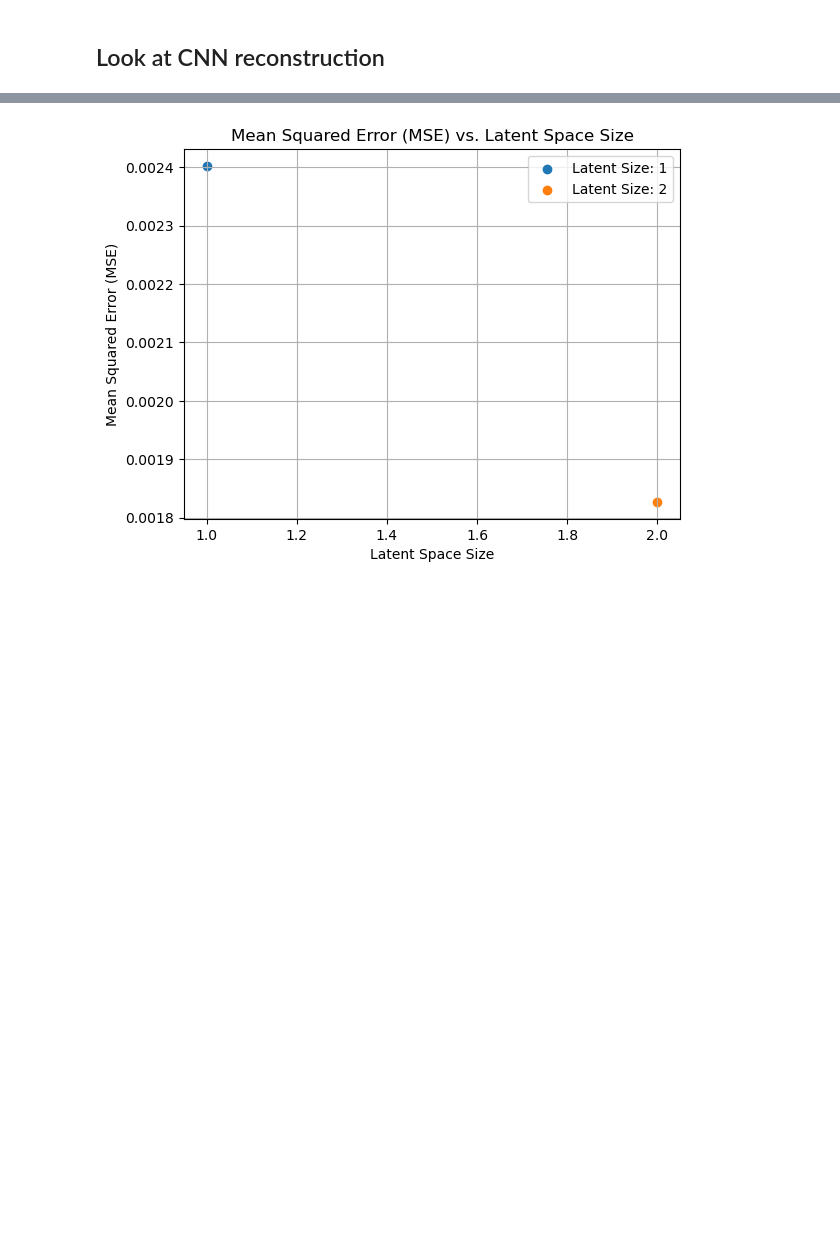
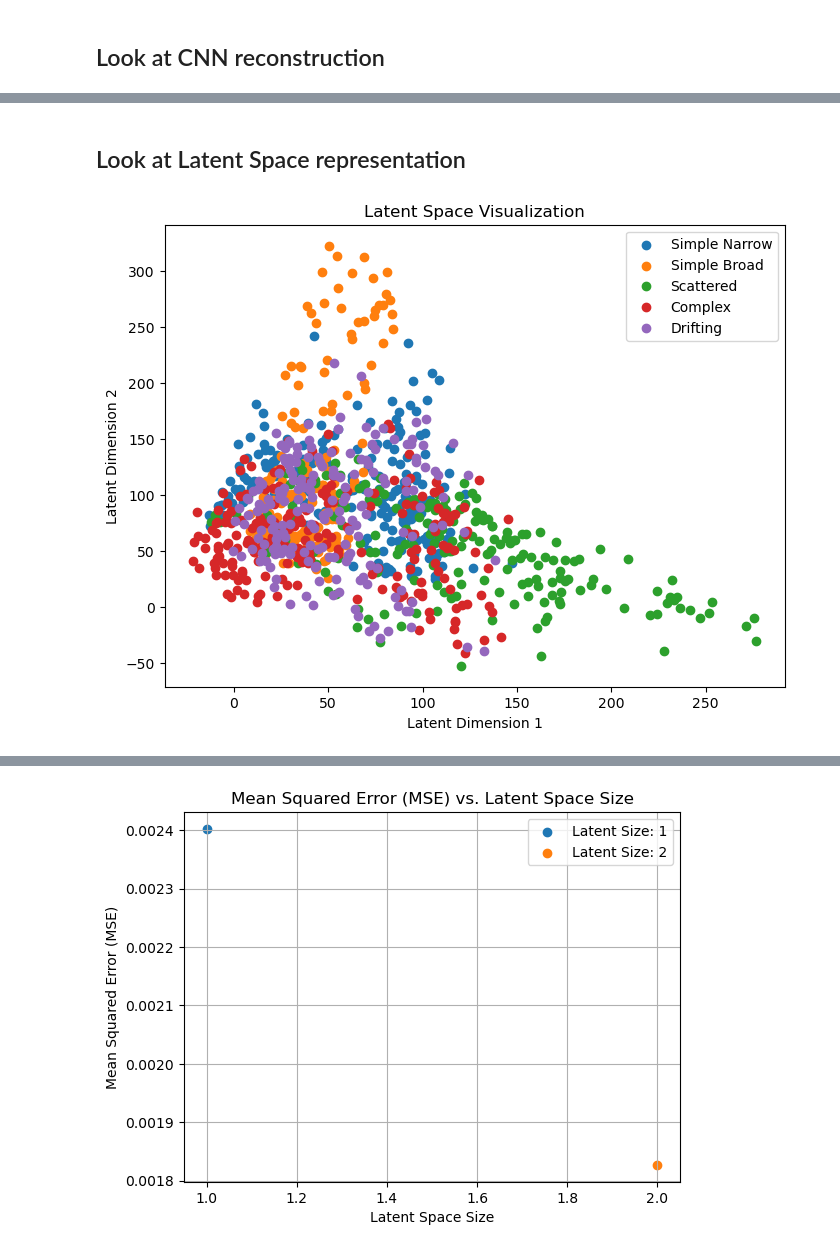
Before and after one commit to SRON-API-DataMagic/Rep_Learn_FRB, a Jupyter notebook: CNN.ipynb, the cells around one changed output, grey strips where cells are left out. Drawn from its saved outputs; the diff is of its cells as text; code cells hidden in the pictures; blank space fills up the shorter version.

```diff
--- a/CNN.ipynb
+++ b/CNN.ipynb
@@ -320,0 +330,50 @@ plot_dynamic_spectra(reconstructed_np, title="Reconstructed Dynamic Spectra")
+# %% [markdown]
+## Look at Latent Space representation
+# %%
+# Assuming data_test_tensor is of shape [batch_size, channels, height, width]
+batch_size, channels, height, width = data_test_tensor.shape
+
+# Reshape data_test_tensor to match the expected input shape of the model
+inputs = data_test_tensor.to(device)  # Move data to the GPU
+
+# Pass the input data through the encoder part of the autoencoder to obtain the encoded representations
+encoded_representations = []
+burst_labels_all = []  # Initialize list to store burst labels
+
+# Testing the autoencoder
+model.eval()
+with torch.no_grad():
+    reconstructed, encoded = model(inputs)  # Unpack the output tuple to get the reconstructed tensor
+    encoded_representations.append(encoded.cpu().numpy())
+    # Populate burst_labels_all with burst labels associated with each data point
+    burst_labels_all.extend(labels_test)
+
+# Concatenate encoded representations from different batches
+encoded_representations = np.concatenate(encoded_representations, axis=0)
+
+# Define burst categories and colors
+burst_categories = np.unique(burst_labels_all)
+num_categories = len(burst_categories)
+
+# Define labels for each directory
+burst_labels = [
+    "Simple Narrow",
+    "Simple Broad",
+    "Scattered",
+    "Complex",
+    "Drifting"
+]
+
+# Visualize the encoded representations in a 2D space
+plt.figure(figsize=(8, 6))
+for i, category in enumerate(burst_categories):
+    indices = np.where(np.array(burst_labels_all) == category)[0]
+    plt.scatter(encoded_representations[indices, 2], encoded_representations[indices, 3], label=f'{burst_labels[i]}')
+
+plt.xlabel('Latent Dimension 1')
+plt.ylabel('Latent Dimension 2')
+plt.title('Latent Space Visualization')
+plt.legend()
+plt.show()
+# %% [output]
+[figure, added]
```
Also changed, not shown: parts of 11 cells of this notebook.
